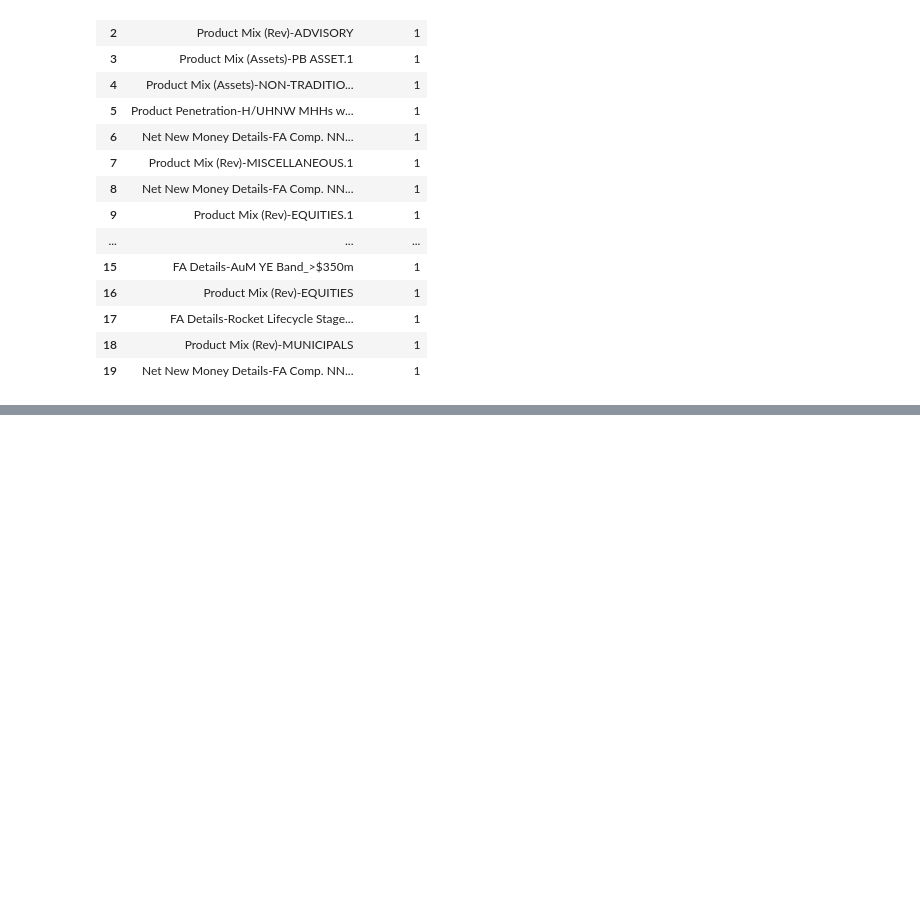
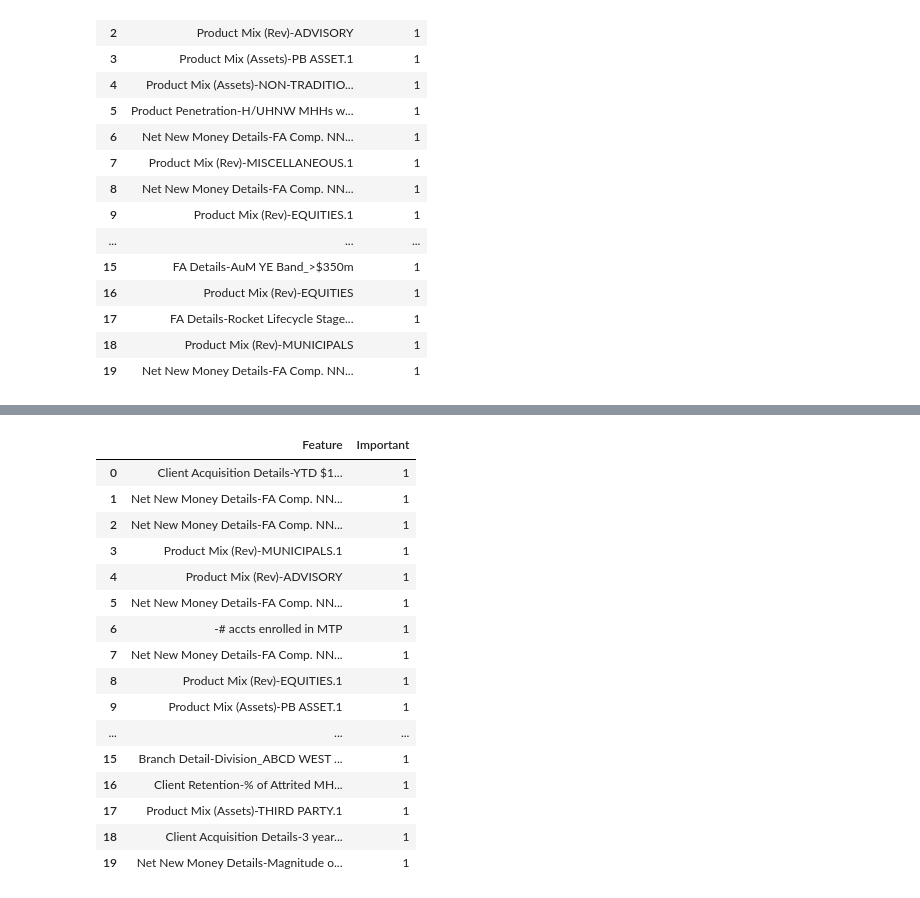
Before and after one commit to slickFix/FA-Performance-Analysis, a Jupyter notebook: Model_Based_Feature_Search.ipynb, the cells around one changed output, grey strips where cells are left out. Saved outputs shown, nothing was run; the diff lists cells and outputs as text; code cells hidden in the pictures; blank space fills up the shorter version.

```diff
--- a/Model_Based_Feature_Search.ipynb
+++ b/Model_Based_Feature_Search.ipynb
@@ -192,0 +362,25 @@ coef_standardized_selected
+# %%
+# Important features
+
+imp_sta_selected = imp_sta.head(20).reset_index()
+imp_sta_selected.columns = ['Feature', 'Important']
+imp_sta_selected.loc[:, 'Important'] = 1
+imp_sta_selected
+# %% [output]
+|  | Feature | Important |
+| 0 | Client Acquisition Details-YTD $1... | 1 |
+| 1 | Net New Money Details-FA Comp. NN... | 1 |
+| 2 | Net New Money Details-FA Comp. NN... | 1 |
+| 3 | Product Mix (Rev)-MUNICIPALS.1 | 1 |
+| 4 | Product Mix (Rev)-ADVISORY | 1 |
+| 5 | Net New Money Details-FA Comp. NN... | 1 |
+| 6 | -# accts enrolled in MTP | 1 |
+| 7 | Net New Money Details-FA Comp. NN... | 1 |
+| 8 | Product Mix (Rev)-EQUITIES.1 | 1 |
+| 9 | Product Mix (Assets)-PB ASSET.1 | 1 |
+| ... | ... | ... |
+| 15 | Branch Detail-Division_ABCD WEST ... | 1 |
+| 16 | Client Retention-% of Attrited MH... | 1 |
+| 17 | Product Mix (Assets)-THIRD PARTY.1 | 1 |
+| 18 | Client Acquisition Details-3 year... | 1 |
+| 19 | Net New Money Details-Magnitude o... | 1 |
```
Also changed, not shown: parts of 16 cells of this notebook.
